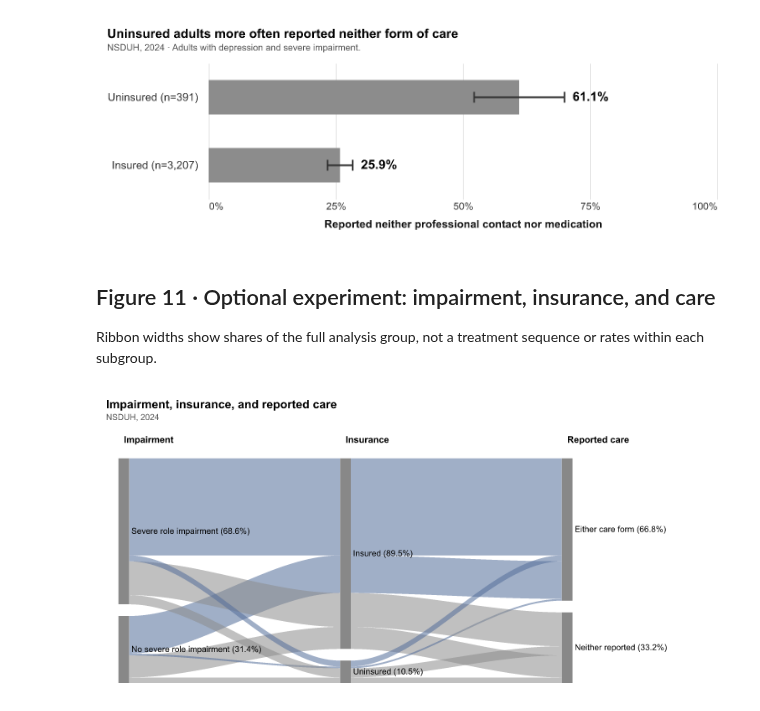
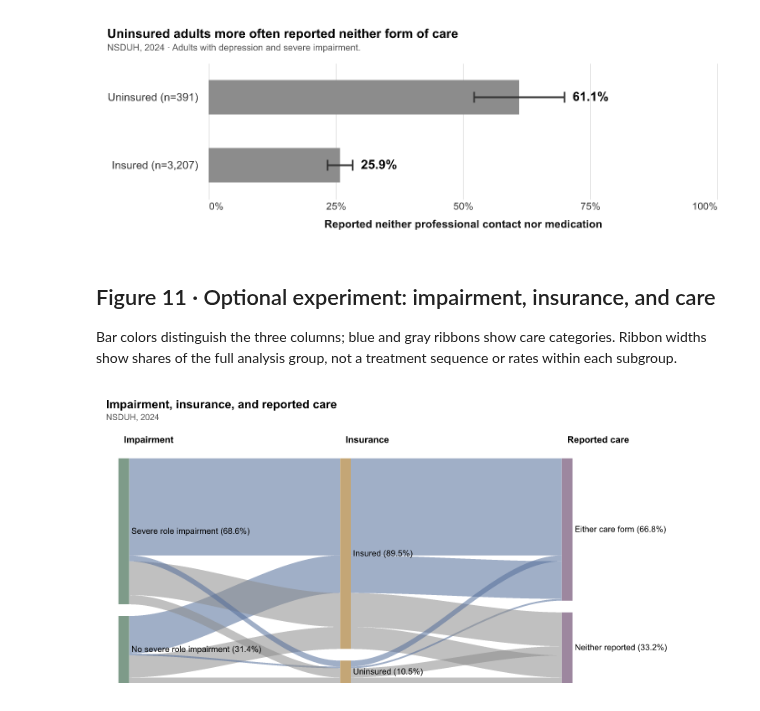
Before and after one commit to judycchen/capp30239-data-visualization_judy-chen, a Jupyter notebook: static-viz-project/milestone2_draft/static-draft.ipynb, the cells around one changed output. Drawn from its saved outputs; the diff is of its cells as text; code cells hidden in the pictures.

Commit message:
Distinguish the experiment columns with muted colors

```diff
--- a/static-viz-project/milestone2_draft/static-draft.ipynb
+++ b/static-viz-project/milestone2_draft/static-draft.ipynb
@@ -734,12 +734,14 @@ save_chart(
 # %% [markdown]
 ## Figure 11 · Optional experiment: impairment, insurance, and care
 
-Ribbon widths show shares of the full analysis group, not a treatment sequence or rates within each subgroup.
+Bar colors distinguish the three columns; blue and gray ribbons show care categories. Ribbon widths show shares of the full analysis group, not a treatment sequence or rates within each subgroup.
 # %%
 assert nsduh_care["IRAMDEIMP"].isin([0,1]).all() and nsduh_care["IRINSUR4"].isin([1,2]).all()
 paths=nsduh_care.groupby(["IRAMDEIMP","IRINSUR4","reported_either"])["ANALWT2_C"].sum()
 paths=paths/paths.sum()
 assert np.isclose(paths.sum(),1) and len(paths)==8
+stage_names = ["Impairment", "Insurance", "Reported care"]
+stage_colors = ["#7E9B89", "#C4A676", "#9D879F"]
 stage_values=[[1,0],[1,2],[True,False]]
 stage_labels=[["Severe role\nimpairment","No severe role\nimpairment"],["Insured","Uninsured"],["Either care form","Neither reported"]]
 nodes,slots={},{}
@@ -774,41 +776,44 @@ for path, share in paths.items():
 for stage, values in enumerate(stage_values):
     for value, label in zip(values, stage_labels[stage]):
         bottom, top, share = nodes[stage, value]
-        node_rows.append({"x": stage*.5, "left": stage*.5-.012, "right": stage*.5+.012,
+        node_rows.append({"stage": stage_names[stage], "x": stage*.5, "left": stage*.5-.012, "right": stage*.5+.012,
                           "low": bottom, "high": top, "middle": (bottom+top)/2,
                           "label": label.replace("\n", " ")+f" ({share:.1%})"})
 ribbon_df = pd.DataFrame(ribbon_rows)
 node_df = pd.DataFrame(node_rows)
-stage_df = pd.DataFrame({"x": [0, .5, 1], "label": ["Impairment", "Insurance", "Reported care"]})
+stage_df = pd.DataFrame({"x": [0, .5, 1], "label": stage_names})
 
 
 def impairment_insurance_care_chart(ribbons, nodes, stages):
     xs = alt.Scale(domain=[-.04, 1.34], nice=False)
     ys = alt.Scale(domain=[0, 1.18], nice=False)
     flow = alt.Chart(ribbons).mark_area(orient="vertical", opacity=.55).encode(
         x=alt.X("x:Q", scale=xs, axis=None),
         y=alt.Y("low:Q", scale=ys, axis=None, stack=None), y2="high:Q",
         detail="ribbon:N",
         color=alt.Color("care:N", title="Reported care", scale=alt.Scale(domain=["Either care form", "Neither reported"], range=[BLUE, CARE_COLORS["Neither reported"]]),
                         legend=None),
     )
-    bars = alt.Chart(nodes).mark_rect(color="#888888").encode(
+    bars = alt.Chart(nodes).mark_rect().encode(
         x=alt.X("left:Q", scale=xs, axis=None), x2="right:Q",
         y=alt.Y("low:Q", scale=ys, axis=None), y2="high:Q",
+        color=alt.Color("stage:N", scale=alt.Scale(domain=stage_names, range=stage_colors),
+                        legend=None),
     )
     labels = alt.Chart(nodes).mark_text(align="left", dx=9, fontSize=10).encode(
         x=alt.X("x:Q", scale=xs, axis=None), y=alt.Y("middle:Q", scale=ys, axis=None), text="label:N",
     )
     headings = alt.Chart(stages).mark_text(align="left", fontWeight="bold").encode(
         x=alt.X("x:Q", scale=xs, axis=None), y=alt.datum(1.14), text="label:N",
     )
-    return (flow + bars + labels + headings).properties(width=730, height=300)
+    # Column colors identify stages; ribbons keep their care-category colors.
+    return (flow + bars + labels + headings).properties(width=730, height=300).resolve_scale(color="independent")
 
 
 save_chart(
     impairment_insurance_care_chart(ribbon_df, node_df, stage_df), "11_impairment_insurance_care_alluvial.png",
     "Impairment, insurance, and reported care",
     [NSDUH_SOURCE],
 )
 # %% [output]
-[figure, old version]
+[figure, new version]
```
Also changed, not shown: 2 other files.
